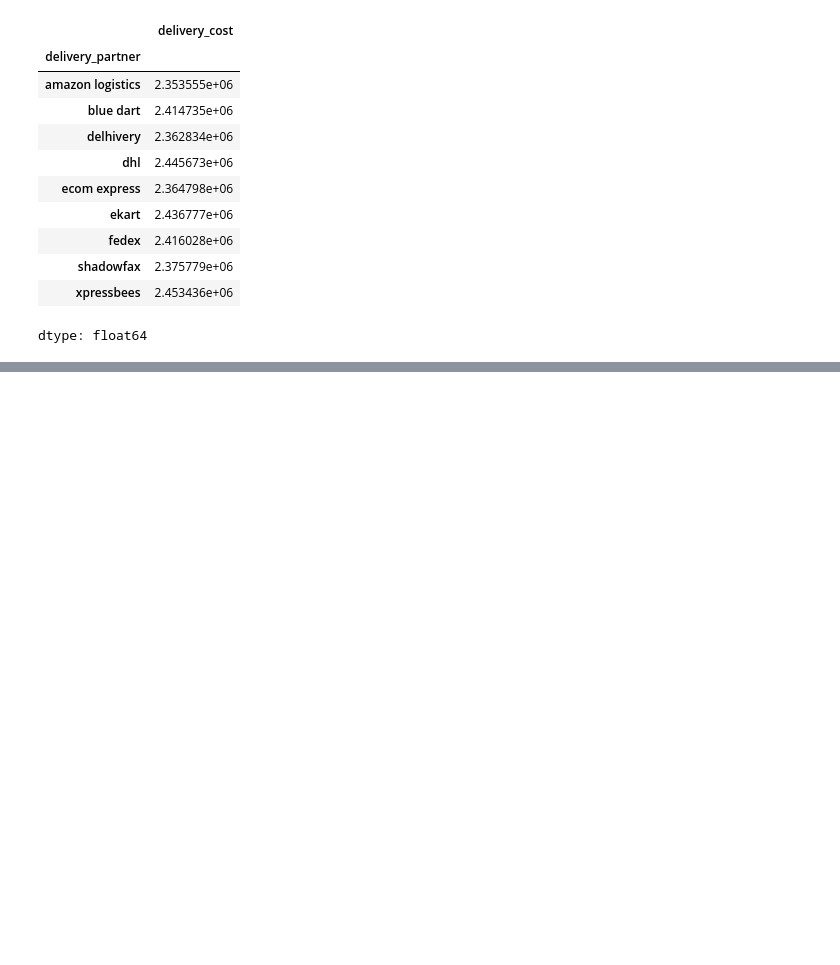
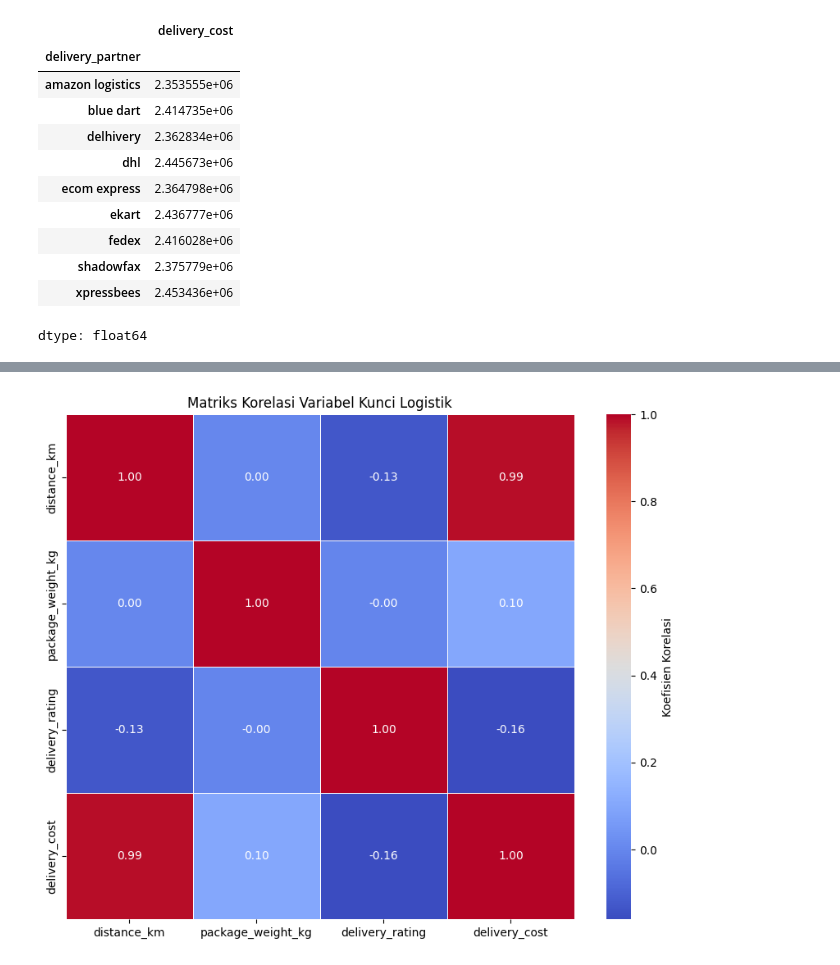
Before and after one commit to yovieridwan17/Delivery-Logistics-Analysis, a Jupyter notebook: Data Analysis.ipynb, the cells around one changed output, grey strips where cells are left out. Drawn from its saved outputs; the diff is of its cells as text; code cells hidden in the pictures; blank space fills up the shorter version.

```diff
--- a/Data Analysis.ipynb
+++ b/Data Analysis.ipynb
@@ -111,0 +108,12 @@ AttributeError: 'SeriesGroupBy' object has no attribute 'mode'
+# %%
+# Memilih semua kolom numerik yang relevan untuk analisis korelasi
+correlation_data = df[[
+    'distance_km',
+    'package_weight_kg',
+    'delivery_rating',      # Asumsi ini adalah numerik
+    'delivery_cost'
+]]
+# %%
+# Menghitung Matriks Korelasi Pearson
+correlation_matrix = correlation_data.corr()
+print("Matriks Korelasi:\n", correlation_matrix)
@@ -111,0 +133,15 @@ AttributeError: 'SeriesGroupBy' object has no attribute 'mode'
+# %%
+# Visualisasi Matriks Korelasi menggunakan Heatmap
+plt.figure(figsize=(10, 8))
+sns.heatmap(
+    correlation_matrix,
+    annot=True, # Menampilkan nilai korelasi pada peta panas
+    cmap='coolwarm', # Skema warna (cool untuk negatif, warm untuk positif)
+    fmt=".2f", # Format dua angka desimal
+    linewidths=.5, # Garis pemisah antar sel
+    cbar_kws={'label': 'Koefisien Korelasi'}
+)
+plt.title('Matriks Korelasi Variabel Kunci Logistik')
+plt.show()
+# %% [output]
+[figure, added]
```
Also changed, not shown: parts of 5 cells of this notebook.
